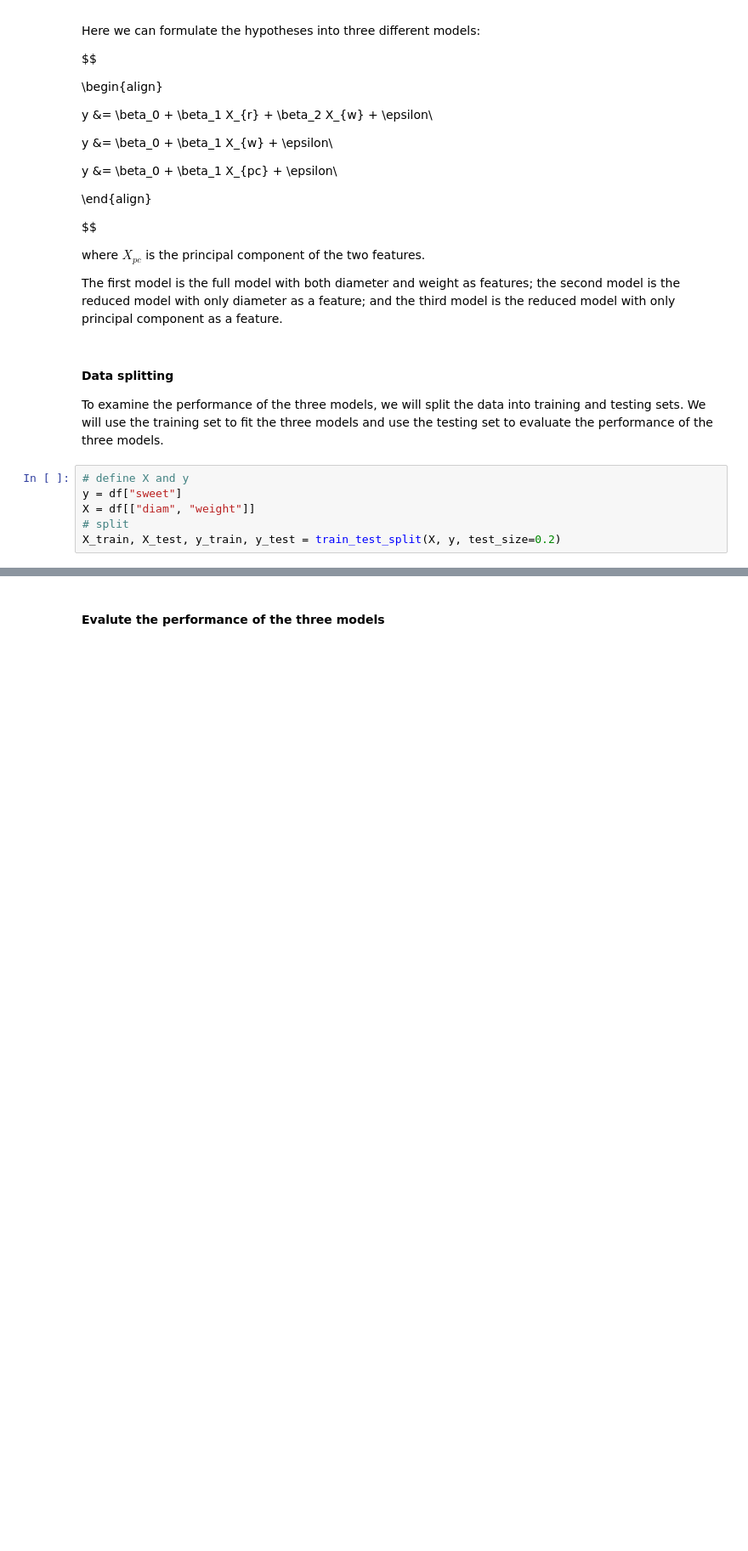
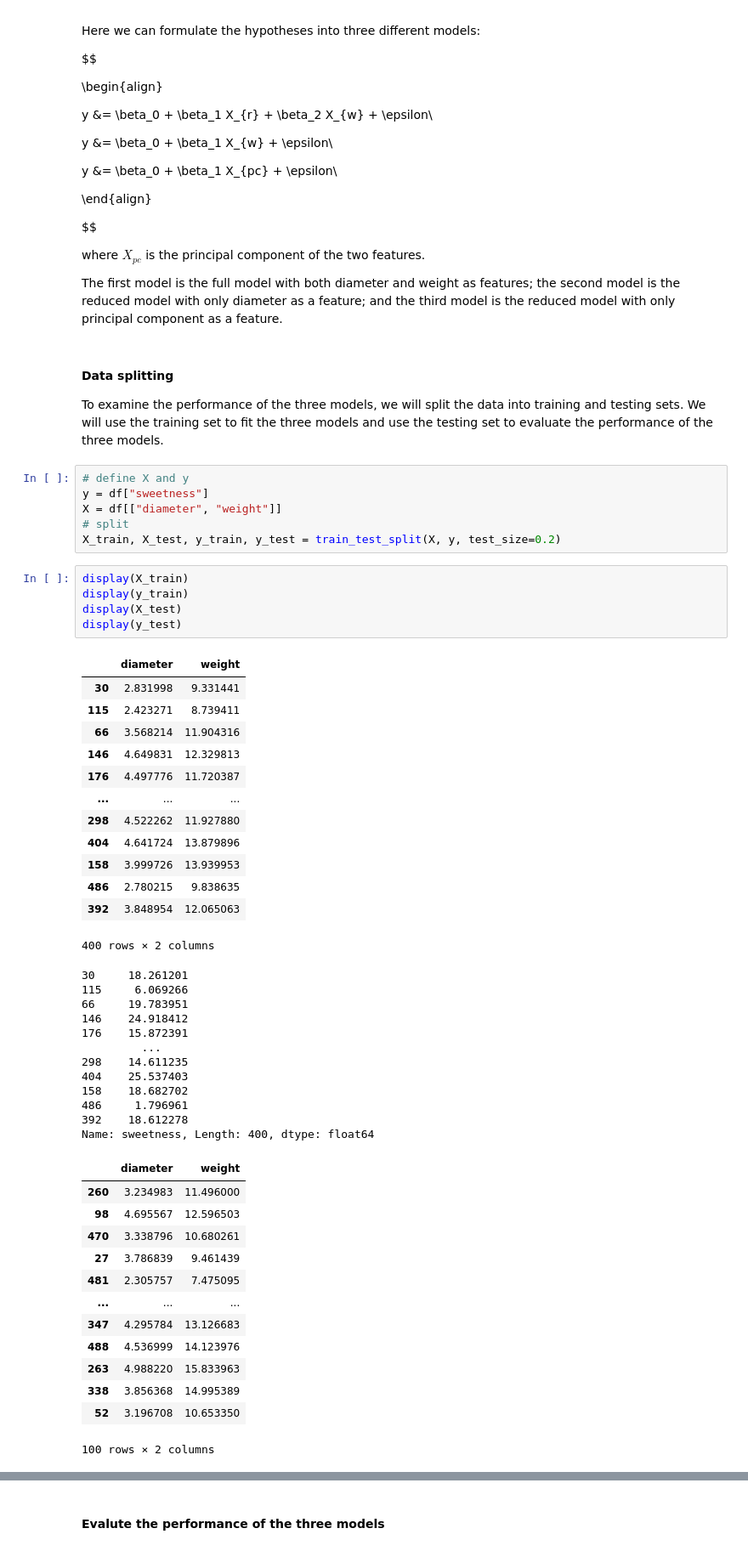
Before and after one commit to Niche-Squad/APSC-5984-ADS, a Jupyter notebook: labs/lab_10/readme.ipynb, the cells around one changed output, grey strips where cells are left out. Shown at 85% size. Drawn from its saved outputs; the diff is of its cells as text; blank space fills up the shorter version.

```diff
--- a/labs/lab_10/readme.ipynb
+++ b/labs/lab_10/readme.ipynb
@@ -98,7 +98,51 @@ The first model is the full model with both diameter and weight as features; the
 To examine the performance of the three models, we will split the data into training and testing sets. We will use the training set to fit the three models and use the testing set to evaluate the performance of the three models.
 # %%
 # define X and y
-y = df["sweet"]
-X = df[["diam", "weight"]]
+y = df["sweetness"]
+X = df[["diameter", "weight"]]
 # split
 X_train, X_test, y_train, y_test = train_test_split(X, y, test_size=0.2)
+# %%
+display(X_train)
+display(y_train)
+display(X_test)
+display(y_test)
+# %% [output]
+|  | diameter | weight |
+| 30 | 2.831998 | 9.331441 |
+| 115 | 2.423271 | 8.739411 |
+| 66 | 3.568214 | 11.904316 |
+| 146 | 4.649831 | 12.329813 |
+| 176 | 4.497776 | 11.720387 |
+| ... | ... | ... |
+| 298 | 4.522262 | 11.927880 |
+| 404 | 4.641724 | 13.879896 |
+| 158 | 3.999726 | 13.939953 |
+| 486 | 2.780215 | 9.838635 |
+| 392 | 3.848954 | 12.065063 |
+400 rows × 2 columns
+30     18.261201
+115     6.069266
+66     19.783951
+146    24.918412
+176    15.872391
+         ...
+298    14.611235
+404    25.537403
+158    18.682702
+486     1.796961
+392    18.612278
+Name: sweetness, Length: 400, dtype: float64
+|  | diameter | weight |
+| 260 | 3.234983 | 11.496000 |
+| 98 | 4.695567 | 12.596503 |
+| 470 | 3.338796 | 10.680261 |
+| 27 | 3.786839 | 9.461439 |
+| 481 | 2.305757 | 7.475095 |
+| ... | ... | ... |
+| 347 | 4.295784 | 13.126683 |
+| 488 | 4.536999 | 14.123976 |
+| 263 | 4.988220 | 15.833963 |
+| 338 | 3.856368 | 14.995389 |
+| 52 | 3.196708 | 10.653350 |
+100 rows × 2 columns
```
Also changed, not shown: parts of 14 cells of this notebook, 1 other file.
